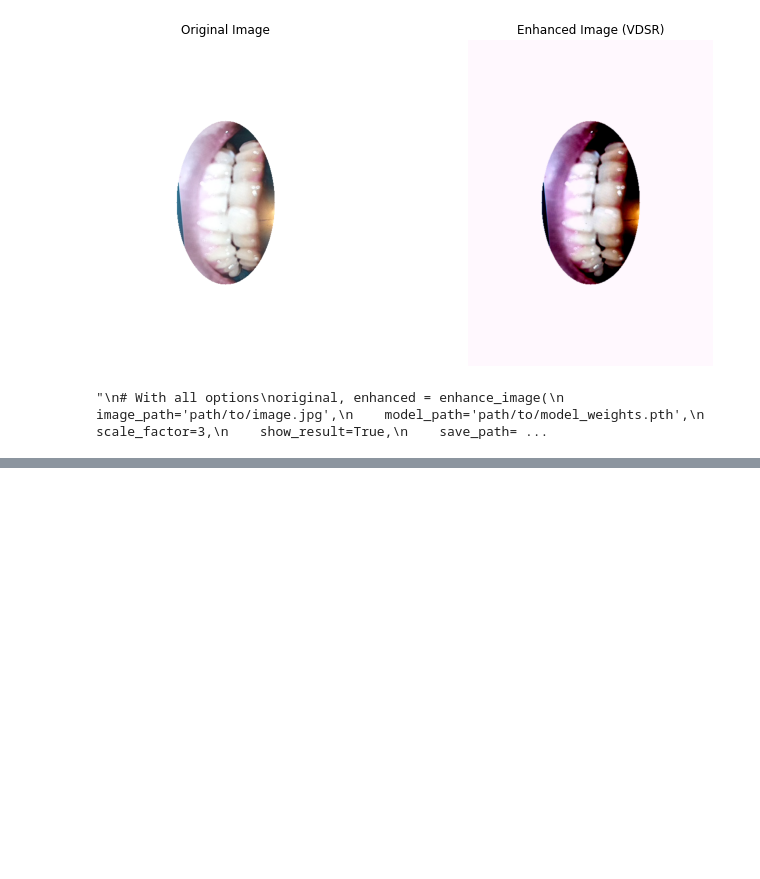
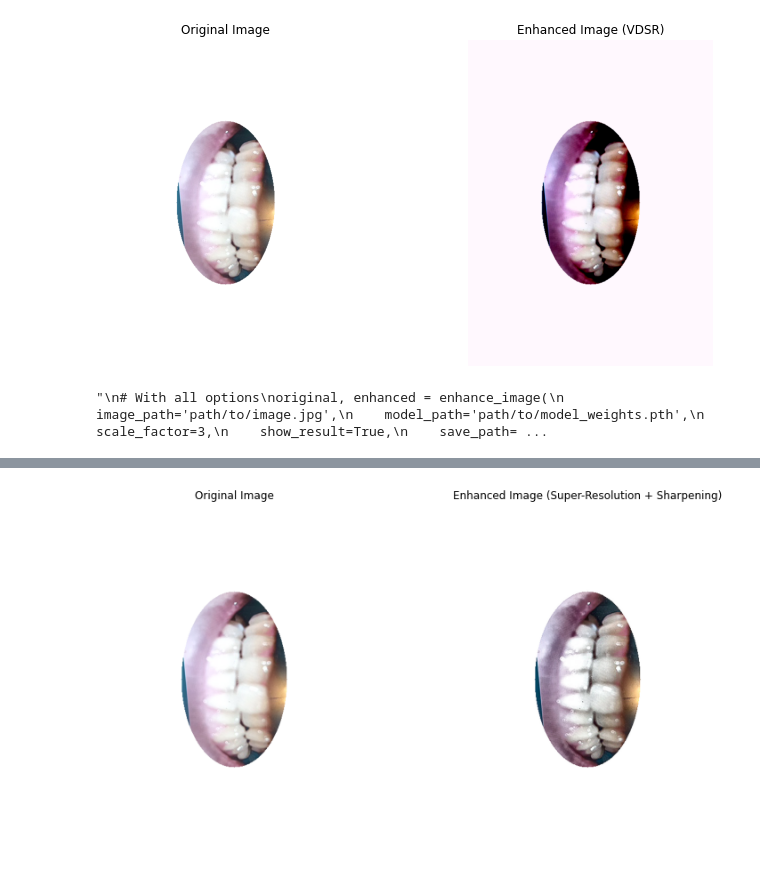
Before and after one commit to Muhammad-Abdullah-Jami/Personal_Projects, a Jupyter notebook: feb.ipynb, the cells around one changed output, grey strips where cells are left out. Cells and saved outputs as stored; diff of their text form; code cells hidden in the pictures; blank space fills up the shorter version.

```diff
--- a/feb.ipynb
+++ b/feb.ipynb
@@ -207,0 +248,4 @@ original, enhanced = enhance_image('img3.png')
+# %%
+original, enhanced = enhance_image_opencv('img.png')
+# %% [output]
+[figure, added]
```
Also changed, not shown: parts of 6 cells of this notebook.
